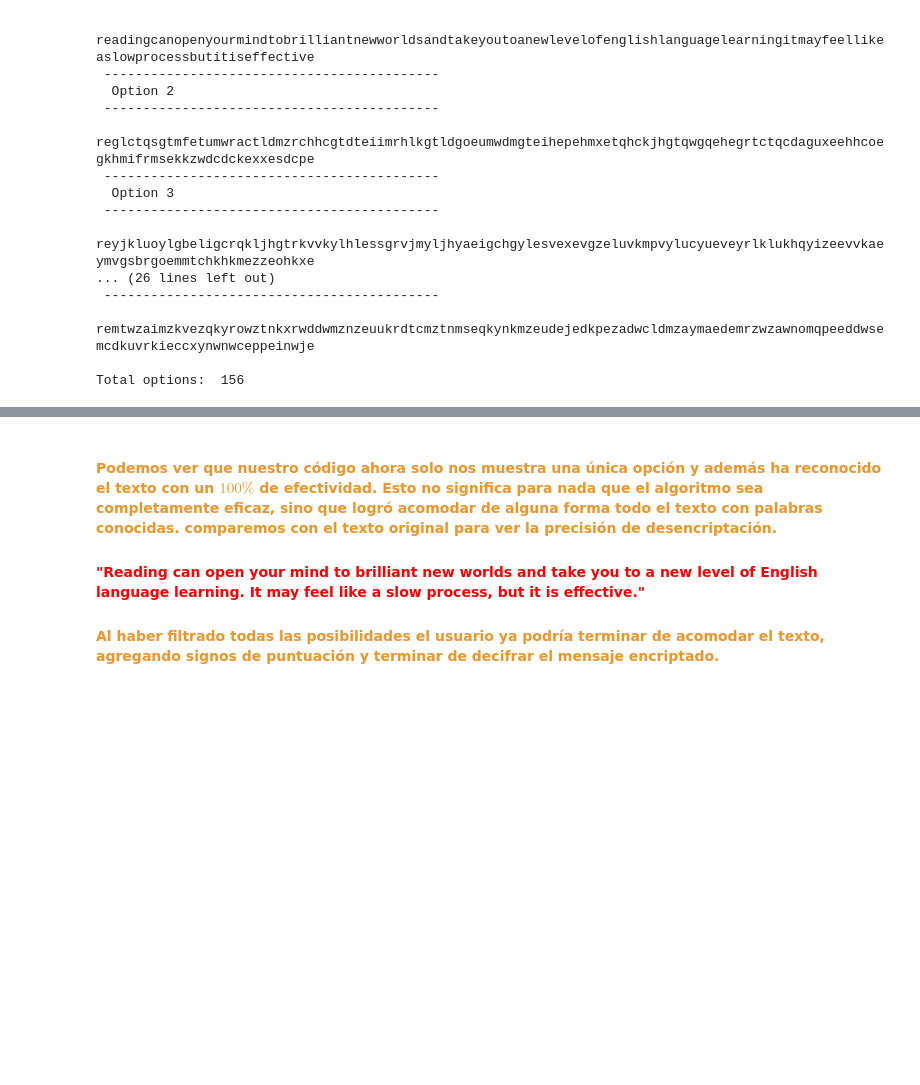
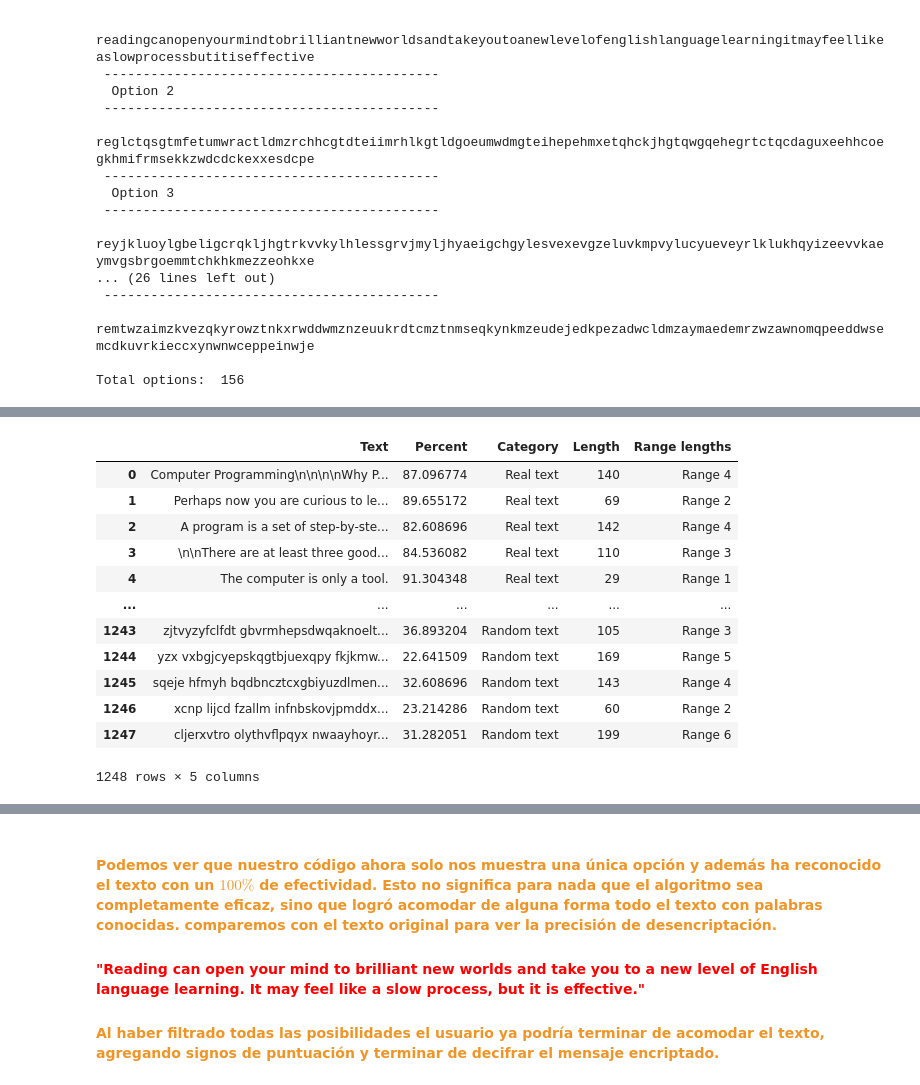
Before and after one commit to ivanc998/IN-Portfolio, a Jupyter notebook: Project-Decrypt/Scripts/Decrypt.ipynb, the cells around one changed output, grey strips where cells are left out. Cells and saved outputs as stored; diff of their text form; code cells hidden in the pictures; blank space fills up the shorter version.

```diff
--- a/Project-Decrypt/Scripts/Decrypt.ipynb
+++ b/Project-Decrypt/Scripts/Decrypt.ipynb
@@ -414,0 +490,21 @@ df_test.head(5)
+# %%
+a, b = 4, 385
+dx = (b-a)/10
+ranges = [a + (i * dx) for i in range(11)]
+labels = ['Range ' + str(i) for i in range(1, 11)]
+df_results['Range lengths '] = pd.cut(df_results['Length'], ranges, labels = labels)
+df_results
+# %% [output]
+|  | Text | Percent | Category | Length | Range lengths |
+| 0 | Computer Programming\n\n\n\nWhy P... | 87.096774 | Real text | 140 | Range 4 |
+| 1 | Perhaps now you are curious to le... | 89.655172 | Real text | 69 | Range 2 |
+| 2 | A program is a set of step-by-ste... | 82.608696 | Real text | 142 | Range 4 |
+| 3 | \n\nThere are at least three good... | 84.536082 | Real text | 110 | Range 3 |
+| 4 | The computer is only a tool. | 91.304348 | Real text | 29 | Range 1 |
+| ... | ... | ... | ... | ... | ... |
+| 1243 | zjtvyzyfclfdt gbvrmhepsdwqaknoelt... | 36.893204 | Random text | 105 | Range 3 |
+| 1244 | yzx vxbgjcyepskqgtbjuexqpy fkjkmw... | 22.641509 | Random text | 169 | Range 5 |
+| 1245 | sqeje hfmyh bqdbncztcxgbiyuzdlmen... | 32.608696 | Random text | 143 | Range 4 |
+| 1246 | xcnp lijcd fzallm infnbskovjpmddx... | 23.214286 | Random text | 60 | Range 2 |
+| 1247 | cljerxvtro olythvflpqyx nwaayhoyr... | 31.282051 | Random text | 199 | Range 6 |
+1248 rows × 5 columns
```
Also changed, not shown: parts of 32 cells of this notebook.
